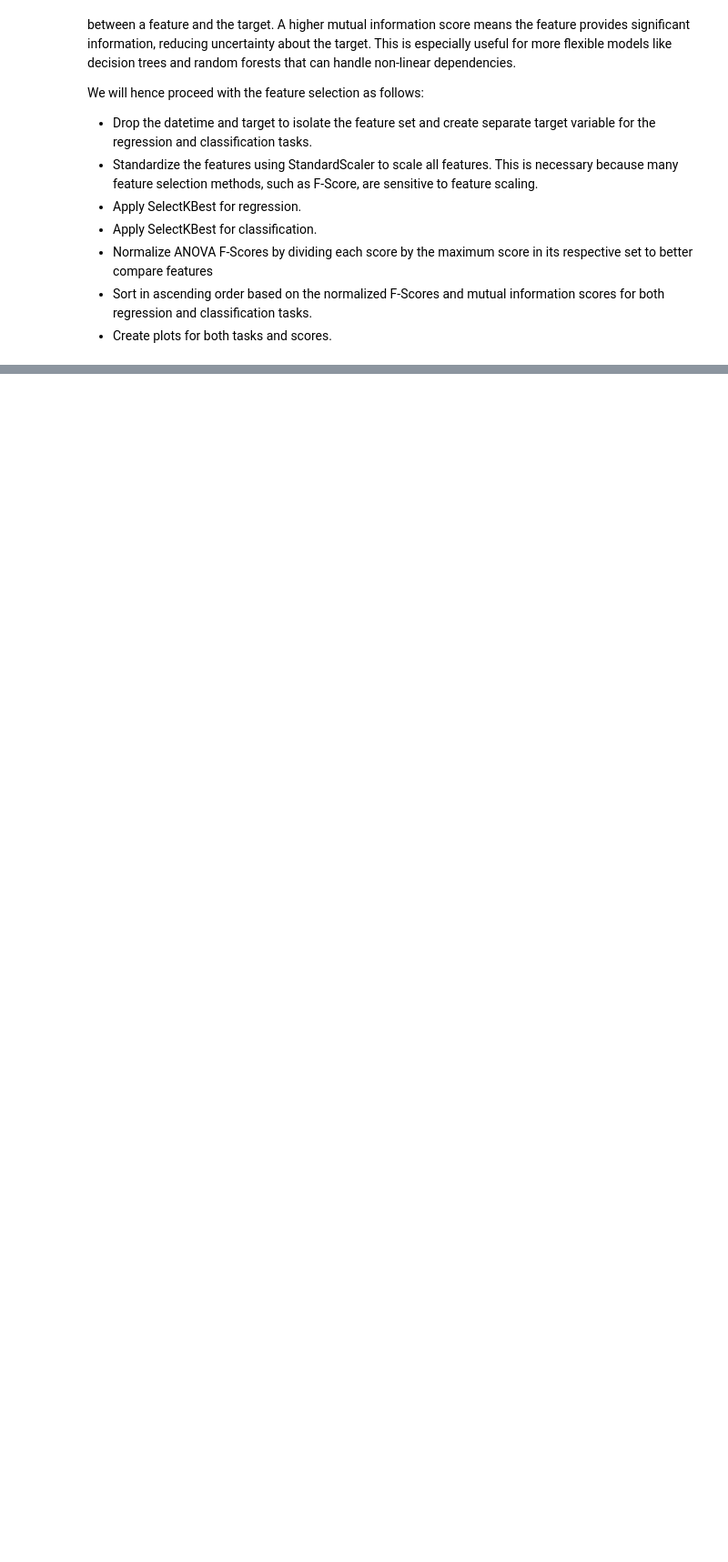
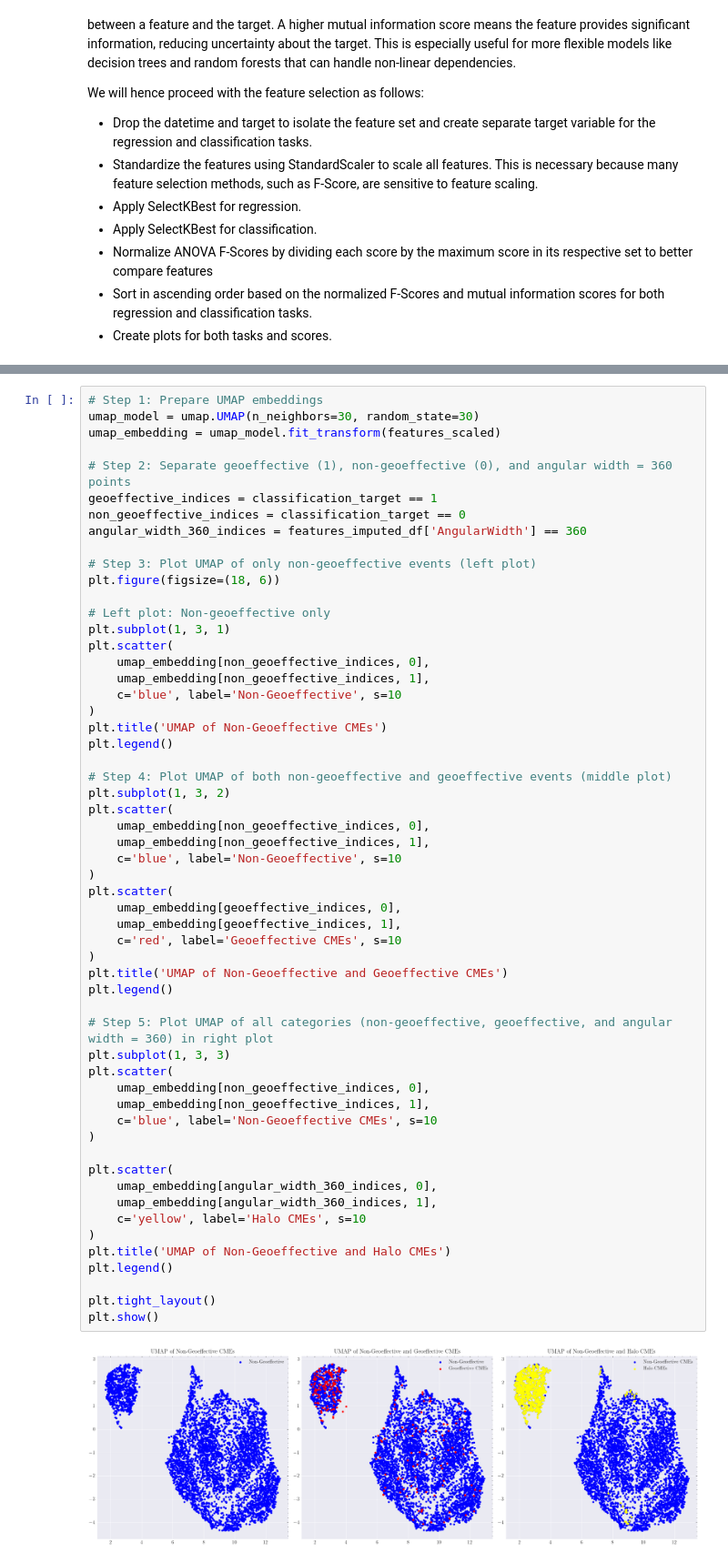
Before and after one commit to yusufmspahi/IBM-Z-Datathon-2024, a Jupyter notebook: data_preprocessing.ipynb, the cells around one changed output, grey strips where cells are left out. Shown at 91% size. Saved outputs shown, nothing was run; the diff lists cells and outputs as text; blank space fills up the shorter version.

```diff
--- a/data_preprocessing.ipynb
+++ b/data_preprocessing.ipynb
@@ -610,3 +654,61 @@ plt.show()
+# %%
+# Step 1: Prepare UMAP embeddings
+umap_model = umap.UMAP(n_neighbors=30, random_state=30)
+umap_embedding = umap_model.fit_transform(features_scaled)
+
+# Step 2: Separate geoeffective (1), non-geoeffective (0), and angular width = 360 points
+geoeffective_indices = classification_target == 1
+non_geoeffective_indices = classification_target == 0
+angular_width_360_indices = features_imputed_df['AngularWidth'] == 360
+
+# Step 3: Plot UMAP of only non-geoeffective events (left plot)
+plt.figure(figsize=(18, 6))
+
+# Left plot: Non-geoeffective only
+plt.subplot(1, 3, 1)
+plt.scatter(
+    umap_embedding[non_geoeffective_indices, 0],
+    umap_embedding[non_geoeffective_indices, 1],
+    c='blue', label='Non-Geoeffective', s=10
+)
+plt.title('UMAP of Non-Geoeffective CMEs')
+plt.legend()
+
+# Step 4: Plot UMAP of both non-geoeffective and geoeffective events (middle plot)
+plt.subplot(1, 3, 2)
+plt.scatter(
+    umap_embedding[non_geoeffective_indices, 0],
+    umap_embedding[non_geoeffective_indices, 1],
+    c='blue', label='Non-Geoeffective', s=10
+)
+plt.scatter(
+    umap_embedding[geoeffective_indices, 0],
+    umap_embedding[geoeffective_indices, 1],
+    c='red', label='Geoeffective CMEs', s=10
+)
+plt.title('UMAP of Non-Geoeffective and Geoeffective CMEs')
+plt.legend()
+
+# Step 5: Plot UMAP of all categories (non-geoeffective, geoeffective, and angular width = 360) in right plot
+plt.subplot(1, 3, 3)
+plt.scatter(
+    umap_embedding[non_geoeffective_indices, 0],
+    umap_embedding[non_geoeffective_indices, 1],
+    c='blue', label='Non-Geoeffective CMEs', s=10
+)
+
+plt.scatter(
+    umap_embedding[angular_width_360_indices, 0],
+    umap_embedding[angular_width_360_indices, 1],
+    c='yellow', label='Halo CMEs', s=10
+)
+plt.title('UMAP of Non-Geoeffective and Halo CMEs')
+plt.legend()
+
+plt.tight_layout()
+plt.show()
+# %% [output]
+[figure, added]
 # %% [markdown]
 ## Discussion and Conclusions
 We have at last obtained the final dataset on which to train our models. There are some important things to note which are discussed as follows:
```
Also changed, not shown: parts of 6 cells of this notebook, 1 other file.
